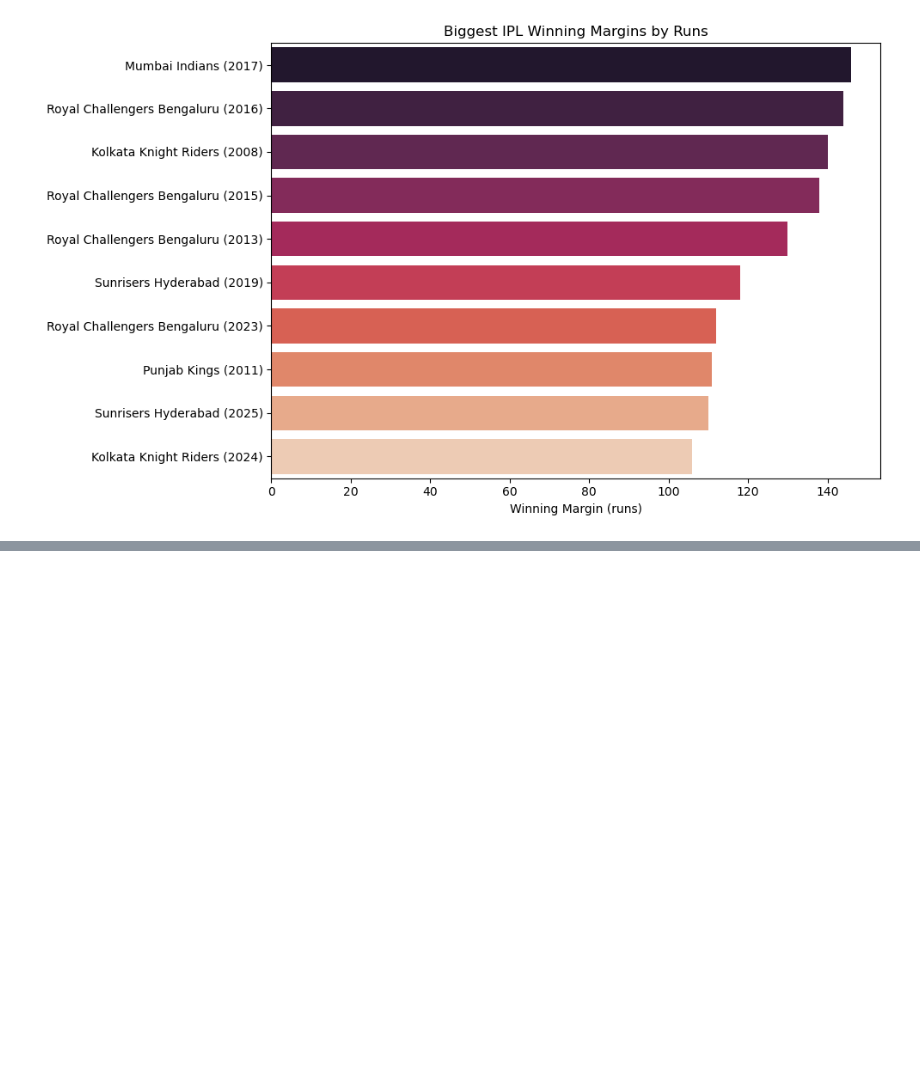
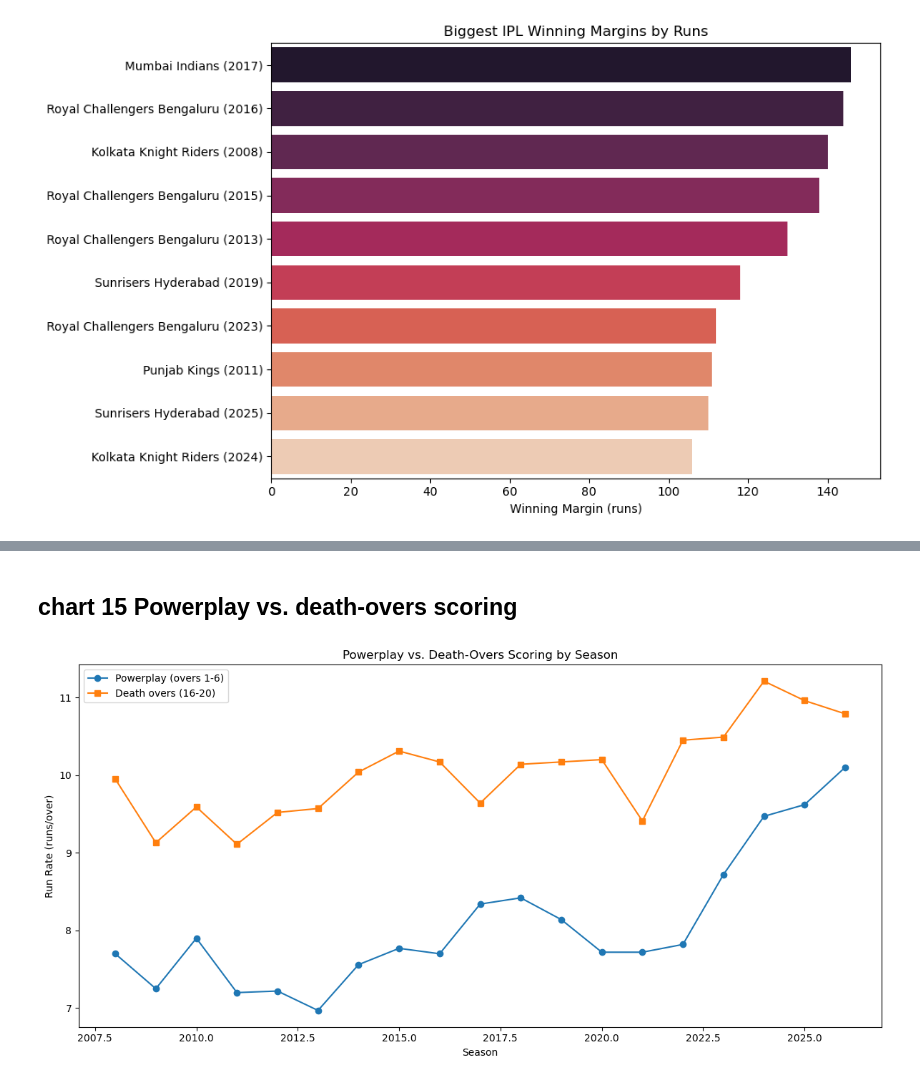
Before and after one commit to CodeByNehaB/Data-anaytics, a Jupyter notebook: Projects/IPL sales analaysis/chart.ipynb, the cells around one changed output, grey strips where cells are left out. Saved outputs shown, nothing was run; the diff lists cells and outputs as text; code cells hidden in the pictures; blank space fills up the shorter version.

```diff
--- a/Projects/IPL sales analaysis/chart.ipynb
+++ b/Projects/IPL sales analaysis/chart.ipynb
@@ -332,0 +403,27 @@ plot_biggest_runs_margins(biggest_runs)
+# %% [markdown]
+## chart 15  Powerplay vs. death-overs scoring
+# %%
+def plot_powerplay_vs_death(by_season, save_path=None):
+    plt.figure(figsize=(12, 6))
+    plt.plot(by_season.index, by_season['powerplay_rr'], marker='o', label='Powerplay (overs 1-6)')
+    plt.plot(by_season.index, by_season['death_rr'], marker='s', label='Death overs (16-20)')
+    plt.xlabel('Season')
+    plt.ylabel('Run Rate (runs/over)')
+    plt.title('Powerplay vs. Death-Overs Scoring by Season')
+    plt.legend()
+    plt.tight_layout()
+    if save_path:
+        plt.savefig(save_path, dpi=150)
+    else:
+        plt.show()
+
+import importlib
+import analysis
+importlib.reload(analysis)
+from analysis import compute_powerplay_vs_death
+
+overall, by_season = compute_powerplay_vs_death(df)
+
+plot_powerplay_vs_death(by_season)
+# %% [output]
+[figure, added]
```
Also changed, not shown: parts of 13 cells of this notebook, 6 other files.
